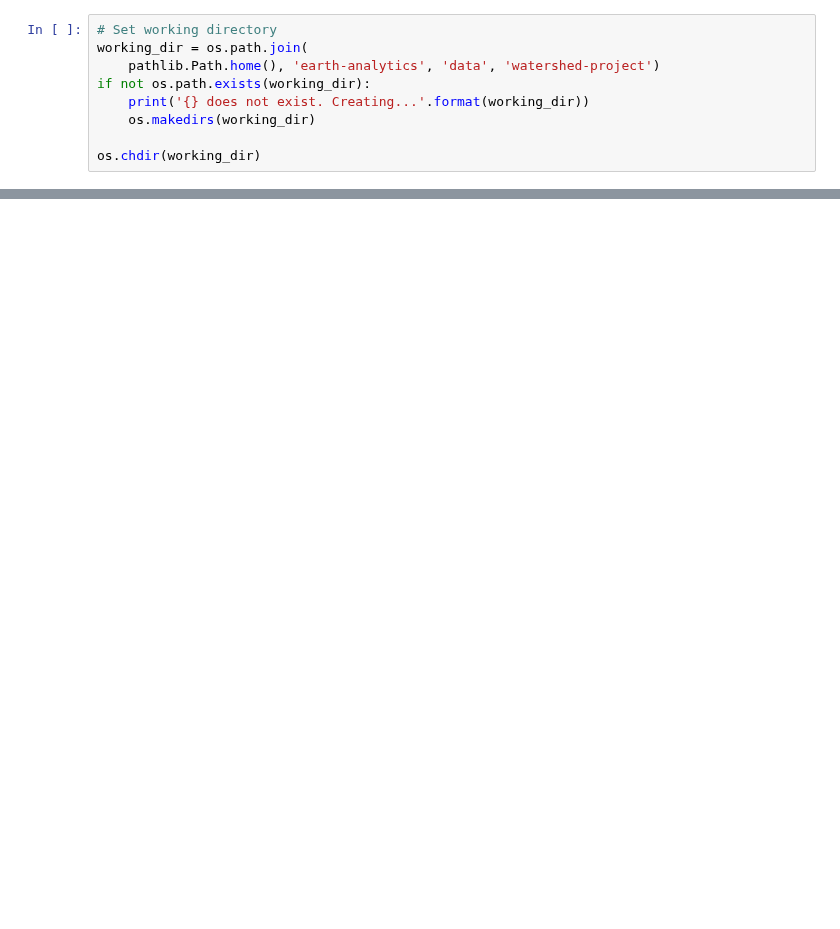
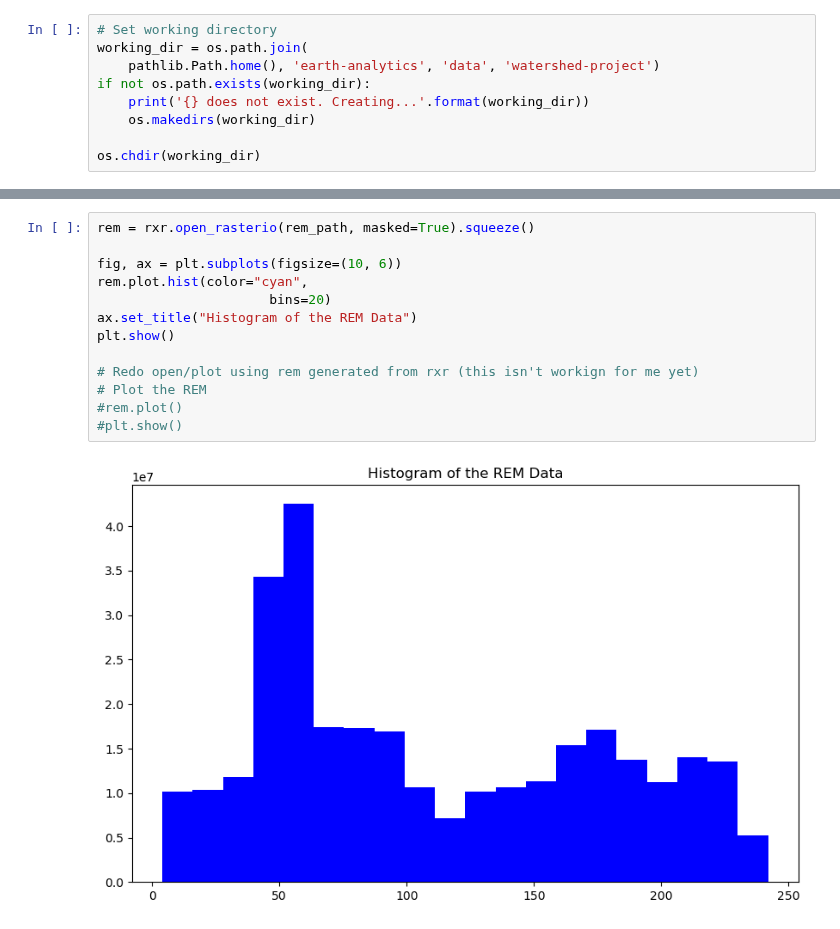
Before and after one commit to lechipman/example-project-repository, a Jupyter notebook: watershed_project.ipynb, the cells around one changed output, grey strips where cells are left out. Drawn from its saved outputs; the diff is of its cells as text; blank space fills up the shorter version.

```diff
--- a/watershed_project.ipynb
+++ b/watershed_project.ipynb
@@ -160,0 +193,15 @@ ep.hist(rem_pre_arr, figsize=(10, 6))
+# %%
+rem = rxr.open_rasterio(rem_path, masked=True).squeeze()
+
+fig, ax = plt.subplots(figsize=(10, 6))
+rem.plot.hist(color="cyan",
+                      bins=20)
+ax.set_title("Histogram of the REM Data")
+plt.show()
+
+# Redo open/plot using rem generated from rxr (this isn't workign for me yet)
+# Plot the REM
+#rem.plot()
+#plt.show()
+# %% [output]
+[figure, added]
```
Also changed, not shown: parts of 19 cells of this notebook.
